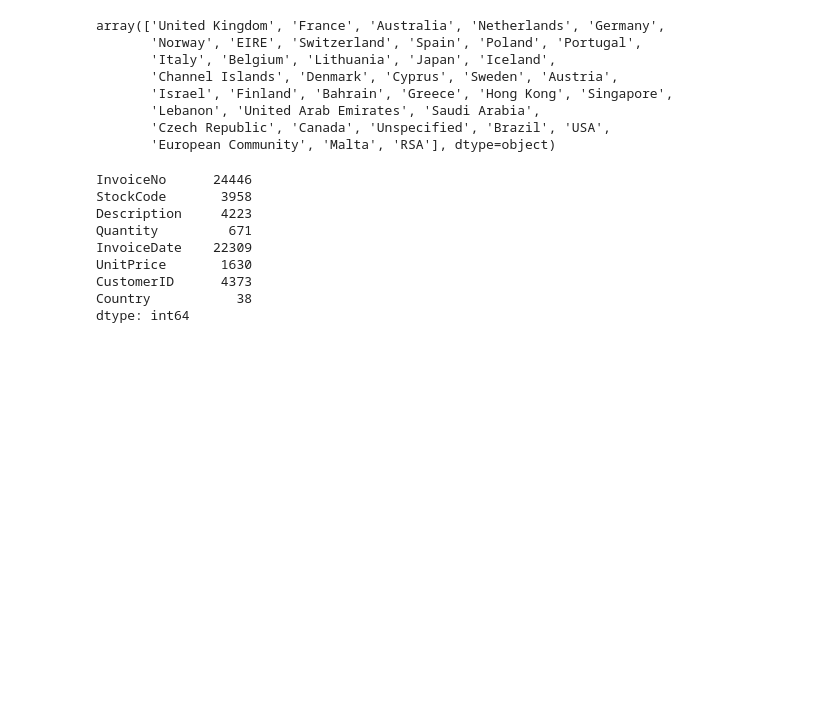
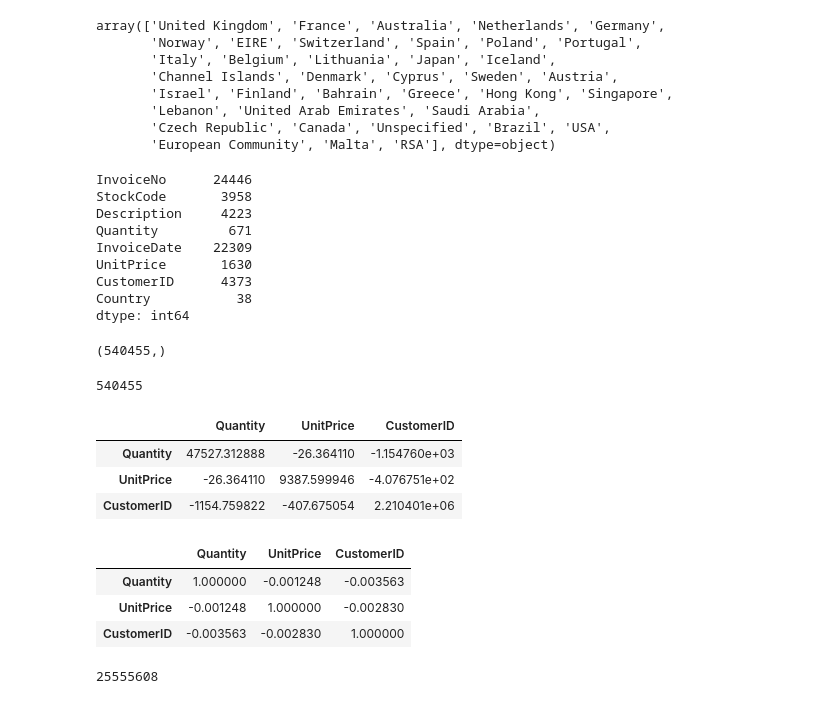
Before and after one commit to padhiarmeet/DATA-MINING, a Jupyter notebook: Project/onlineretail.ipynb, the cells around one changed output. Saved outputs shown, nothing was run; the diff lists cells and outputs as text; code cells hidden in the pictures; blank space fills up the shorter version.

```diff
--- a/Project/onlineretail.ipynb
+++ b/Project/onlineretail.ipynb
@@ -195,3 +195,32 @@ UnitPrice       1630
 CustomerID      4373
 Country           38
 dtype: int64
+# %%
+data['UnitPrice'].shape # for checking number of rows and cols
+# %% [output]
+(540455,)
+# %%
+data['Country'].size
+# %% [output]
+540455
+# %%
+ # direction of liner relationship.
+data.cov(numeric_only=True)
+# %% [output]
+|  | Quantity | UnitPrice | CustomerID |
+| Quantity | 47527.312888 | -26.364110 | -1.154760e+03 |
+| UnitPrice | -26.364110 | 9387.599946 | -4.076751e+02 |
+| CustomerID | -1154.759822 | -407.675054 | 2.210401e+06 |
+# %%
+# direction and strength of liner relationship.
+# Strength  = points lies close to straight line.
+data.corr(numeric_only=True)
+# %% [output]
+|  | Quantity | UnitPrice | CustomerID |
+| Quantity | 1.000000 | -0.001248 | -0.003563 |
+| UnitPrice | -0.001248 | 1.000000 | -0.002830 |
+| CustomerID | -0.003563 | -0.002830 | 1.000000 |
+# %%
+data['Quantity'].memory_usage()
+# %% [output]
+25555608
```
